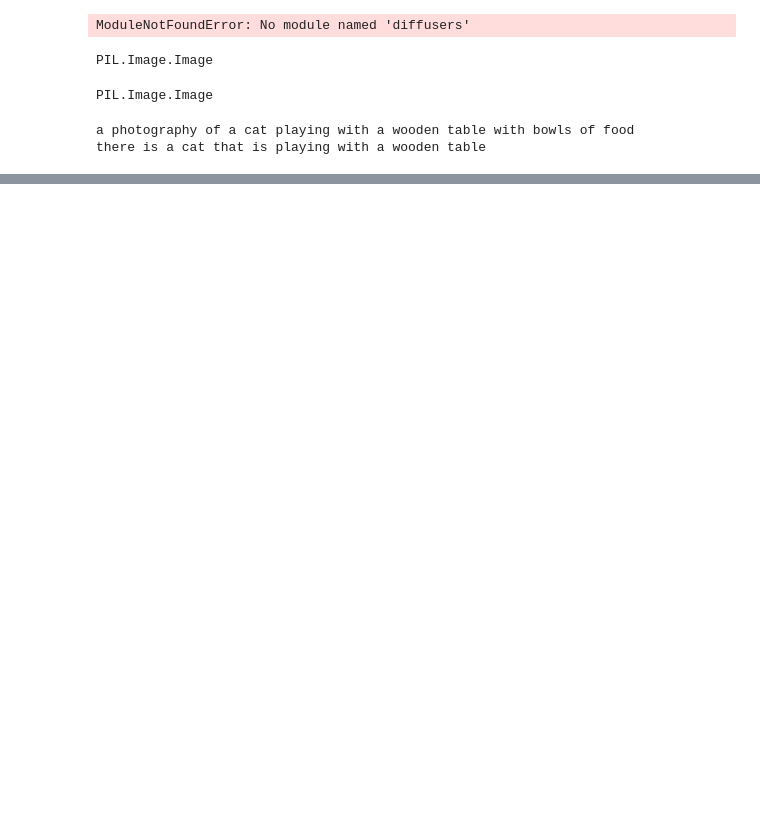
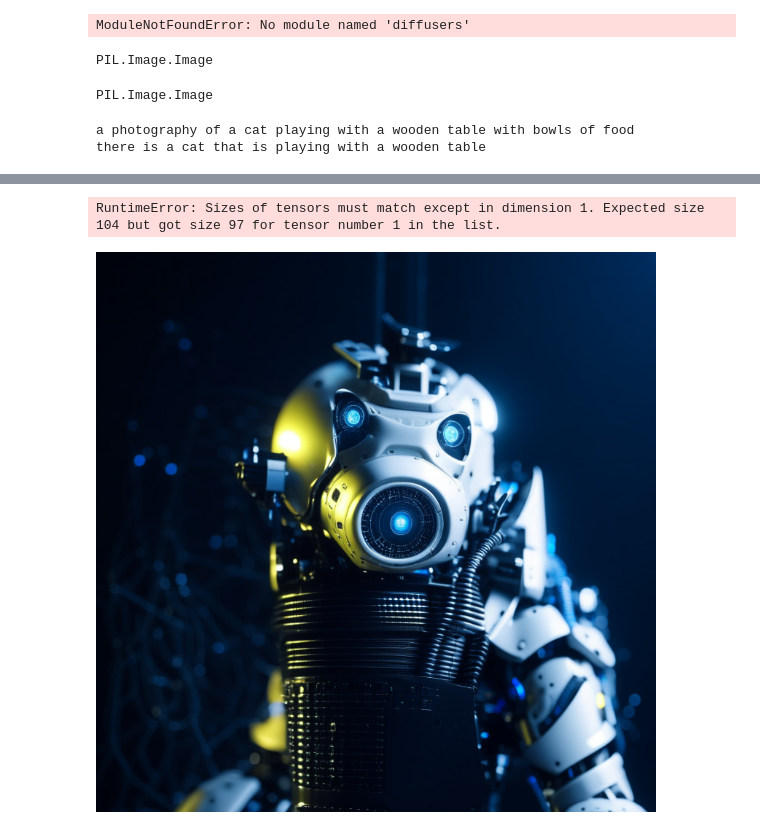
Before and after one commit to Dungeon-MASSters/MASSter, a Jupyter notebook: model/generator/research/kandinsky.ipynb, the cells around one changed output, grey strips where cells are left out. Cells and saved outputs as stored; diff of their text form; code cells hidden in the pictures; blank space fills up the shorter version.

```diff
--- a/model/generator/research/kandinsky.ipynb
+++ b/model/generator/research/kandinsky.ipynb
@@ -100,0 +157,18 @@ there is a cat that is playing with a wooden table
+# %%
+width, height = img.size
+
+images = pipe(
+    image_embeds=image_emb,
+    negative_image_embeds=zero_image_emb,
+    hint=hint,
+    num_inference_steps=50,
+    generator=generator,
+    height=height,
+    width=width,
+).images
+# %% [output]
+RuntimeError: Sizes of tensors must match except in dimension 1. Expected size 104 but got size 97 for tensor number 1 in the list.
+# %%
+images[0]
+# %% [output]
+[figure, added]
```
Also changed, not shown: parts of 1 cell of this notebook, 3 other files.
